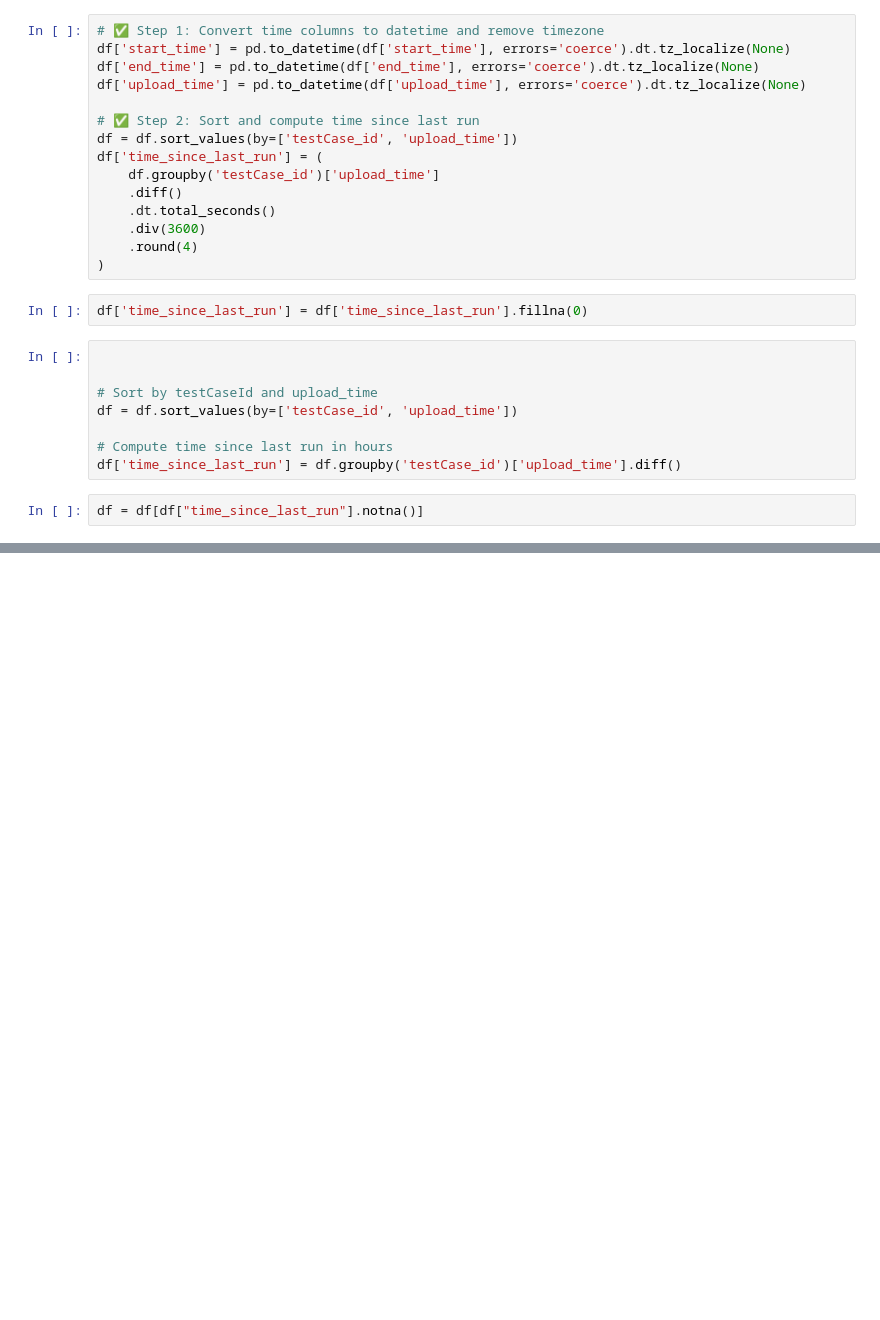
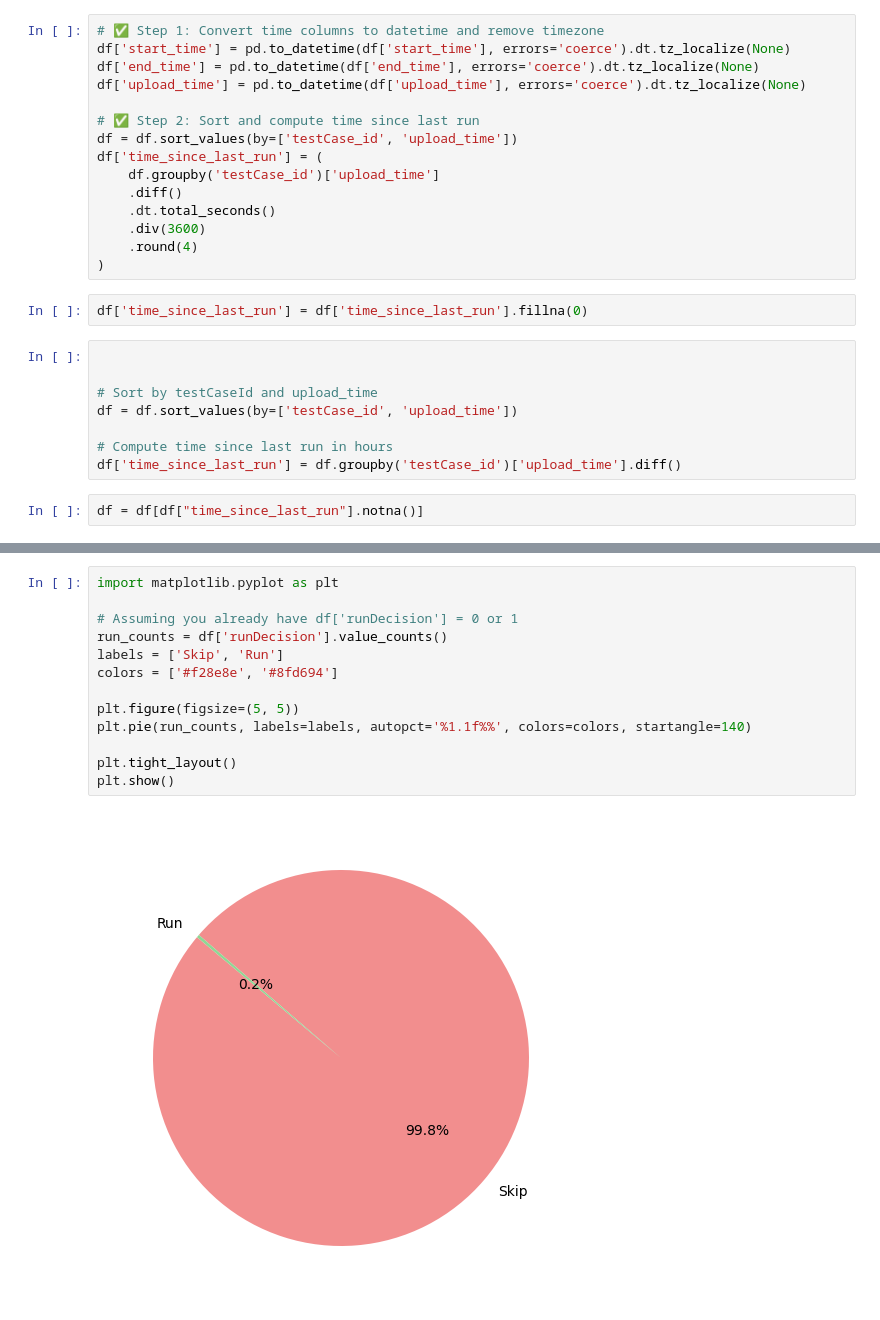
Before and after one commit to Seth-Agbavitor/Master-Thesis-Scheduling-and-Running-Software-Test-Cases-Based-on-AI, a Jupyter notebook: Qlearning_Preprocessing_Notebook.ipynb, the cells around one changed output, grey strips where cells are left out. Drawn from its saved outputs; the diff is of its cells as text; blank space fills up the shorter version.

```diff
--- a/Qlearning_Preprocessing_Notebook.ipynb
+++ b/Qlearning_Preprocessing_Notebook.ipynb
@@ -294,0 +360,15 @@ testCase_id
+# %%
+import matplotlib.pyplot as plt
+
+# Assuming you already have df['runDecision'] = 0 or 1
+run_counts = df['runDecision'].value_counts()
+labels = ['Skip', 'Run']
+colors = ['#f28e8e', '#8fd694']
+
+plt.figure(figsize=(5, 5))
+plt.pie(run_counts, labels=labels, autopct='%1.1f%%', colors=colors, startangle=140)
+
+plt.tight_layout()
+plt.show()
+# %% [output]
+[figure, added]
```
Also changed, not shown: parts of 19 cells of this notebook, 16 other files.
